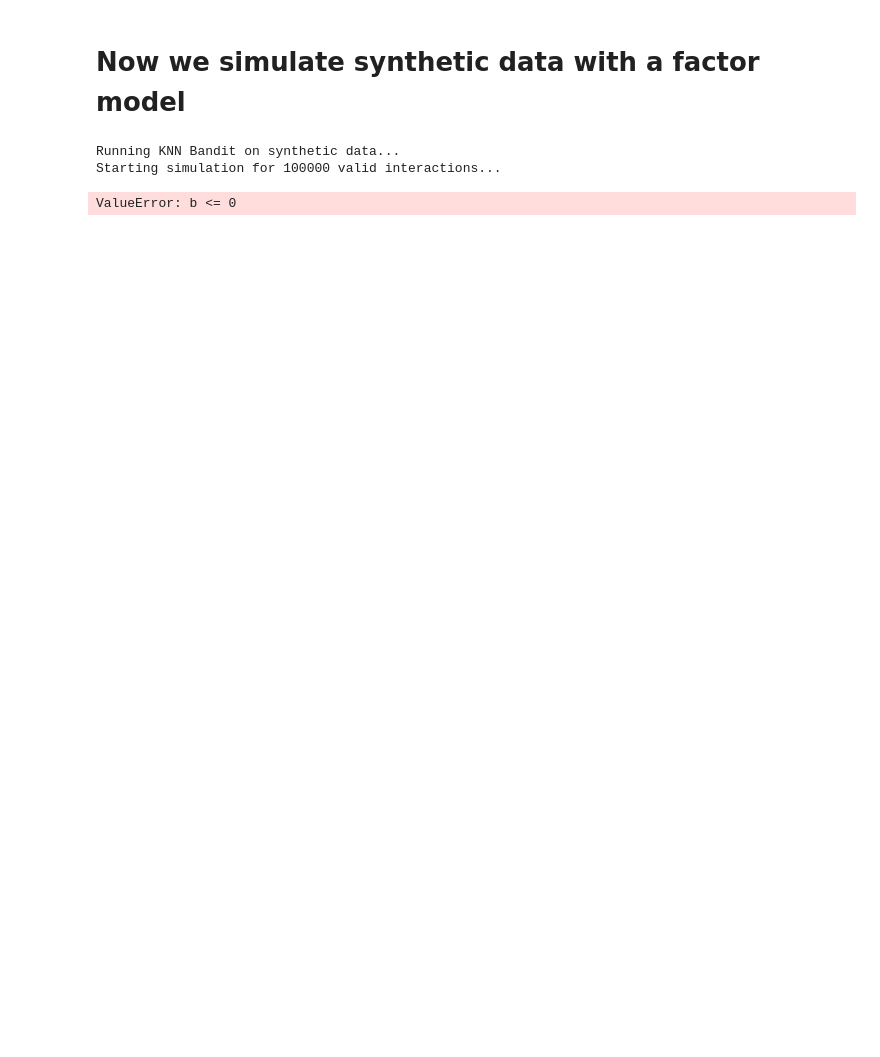
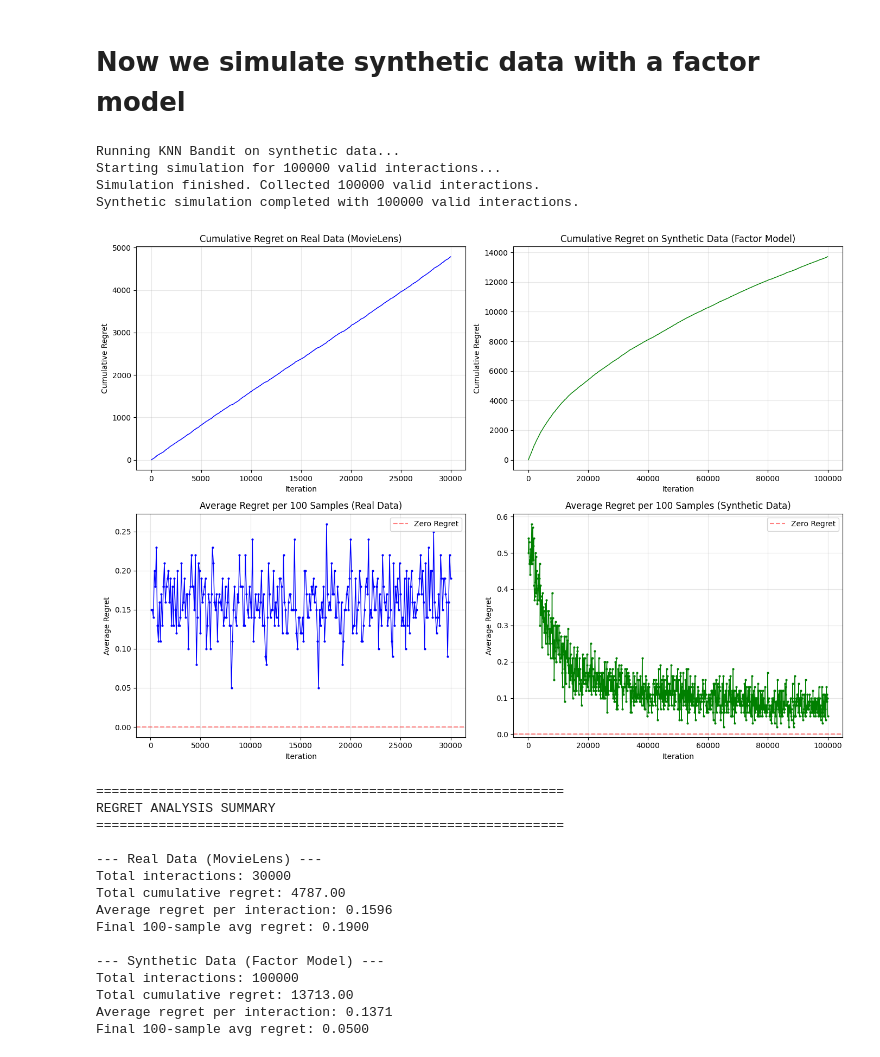
Before and after one commit to lealagonotte/Advanced_ML, a Jupyter notebook: knn.ipynb, the cells around one changed output. Saved outputs shown, nothing was run; the diff lists cells and outputs as text; code cells hidden in the pictures; blank space fills up the shorter version.

```diff
--- a/knn.ipynb
+++ b/knn.ipynb
@@ -391,64 +372,51 @@ ax4.set_xlabel('Iteration')
 ax4.set_ylabel('Average Regret')
 ax4.set_title('Average Regret per 100 Samples (Synthetic Data)')
 ax4.grid(True, alpha=0.3)
 ax4.axhline(y=0, color='red', linestyle='--', alpha=0.5, label='Zero Regret')
 ax4.legend()
 
 plt.tight_layout()
 plt.show()
 
 # ============================================================
 # Part 4: Print Summary Statistics
 # ============================================================
 print("\n" + "="*60)
 print("REGRET ANALYSIS SUMMARY")
 print("="*60)
 
 print("\n--- Real Data (MovieLens) ---")
 print(f"Total interactions: {len(recommendations)}")
 print(f"Total cumulative regret: {cumulative_regret_real[-1]:.2f}")
 print(f"Average regret per interaction: {cumulative_regret_real[-1]/len(recommendations):.4f}")
 print(f"Final 100-sample avg regret: {avg_regret_real[-1]:.4f}")
 
 print("\n--- Synthetic Data (Factor Model) ---")
 print(f"Total interactions: {len(recommendations_synthetic)}")
 print(f"Total cumulative regret: {cumulative_regret_synthetic[-1]:.2f}")
 print(f"Average regret per interaction: {cumulative_regret_synthetic[-1]/len(recommendations_synthetic):.4f}")
 print(f"Final 100-sample avg regret: {avg_regret_synthetic[-1]:.4f}")
-
-# ============================================================
-# Part 5: Combined Comparison Plot
-# ============================================================
-
-fig, axes = plt.subplots(1, 2, figsize=(14, 5))
-
-# Combined Cumulative Regret
-ax1 = axes[0]
-ax1.plot(cumulative_regret_real, color='blue', linewidth=1, label='Real Data (MovieLens)')
-ax1.plot(cumulative_regret_synthetic, color='green', linewidth=1, label='Synthetic Data (Factor Model)')
-ax1.set_xlabel('Iteration')
-ax1.set_ylabel('Cumulative Regret')
-ax1.set_title('Cumulative Regret Comparison')
-ax1.legend()
-ax1.grid(True, alpha=0.3)
-
-# Combined Average Regret per 100 Samples
-ax2 = axes[1]
-ax2.plot(windows_real, avg_regret_real, color='blue', linewidth=1, label='Real Data (MovieLens)', alpha=0.7)
-ax2.plot(windows_synthetic, avg_regret_synthetic, color='green', linewidth=1, label='Synthetic Data (Factor Model)', alpha=0.7)
-ax2.set_xlabel('Iteration')
-ax2.set_ylabel('Average Regret per 100 Samples')
-ax2.set_title('Average Regret Comparison (Rolling Window = 100)')
-ax2.legend()
-ax2.grid(True, alpha=0.3)
-ax2.axhline(y=0, color='red', linestyle='--', alpha=0.5)
-
-plt.tight_layout()
-plt.show()
 # %% [output]
 Running KNN Bandit on synthetic data...
 Starting simulation for 100000 valid interactions...
+Simulation finished. Collected 100000 valid interactions.
+Synthetic simulation completed with 100000 valid interactions.
+[figure, added]
-ValueError: b <= 0
+============================================================
+REGRET ANALYSIS SUMMARY
+============================================================
+
+--- Real Data (MovieLens) ---
+Total interactions: 30000
+Total cumulative regret: 4787.00
+Average regret per interaction: 0.1596
+Final 100-sample avg regret: 0.1900
+
+--- Synthetic Data (Factor Model) ---
+Total interactions: 100000
+Total cumulative regret: 13713.00
+Average regret per interaction: 0.1371
+Final 100-sample avg regret: 0.0500
 # %%
 import matplotlib.pyplot as plt
 import numpy as np
```
Also changed, not shown: parts of 5 cells of this notebook.
